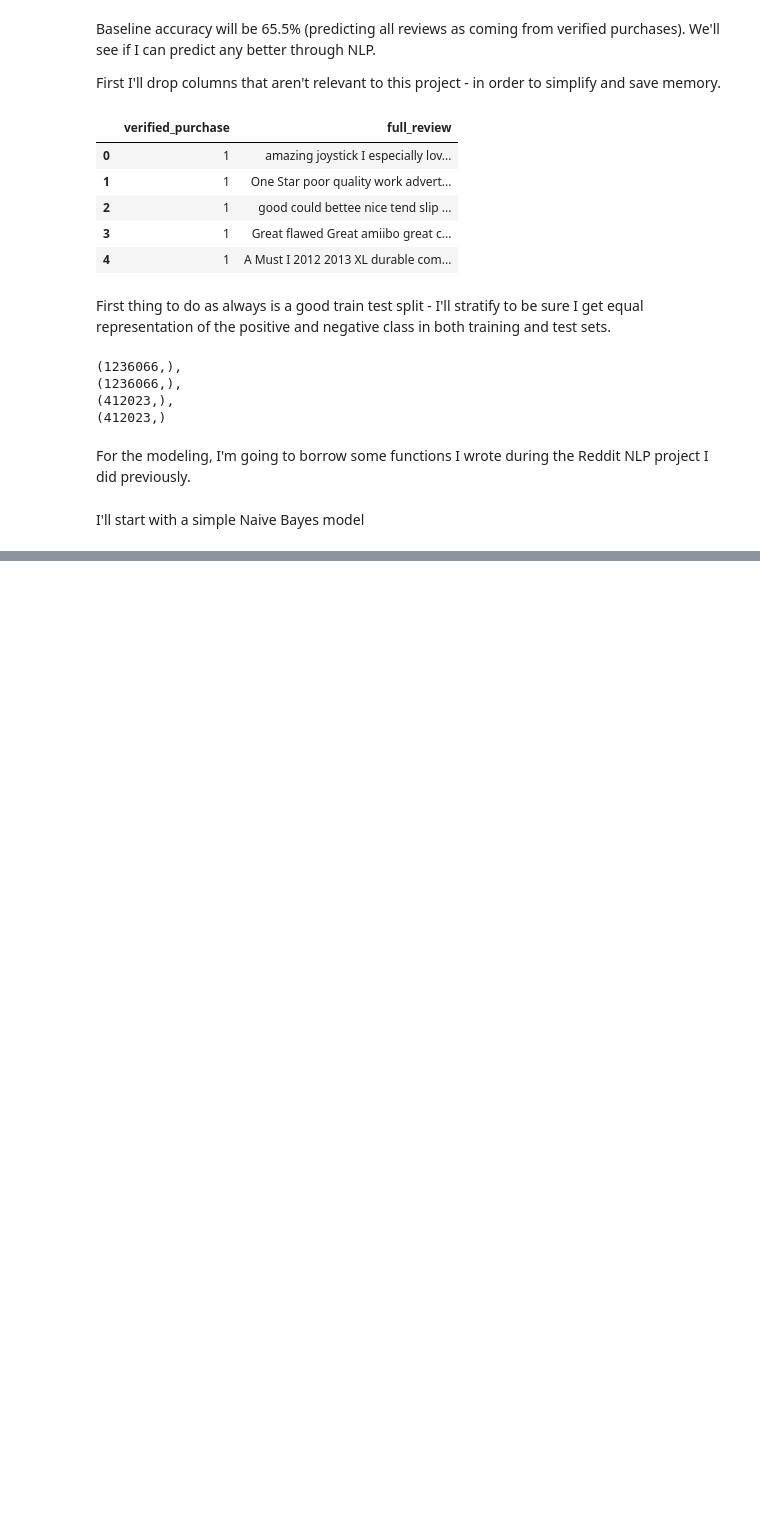
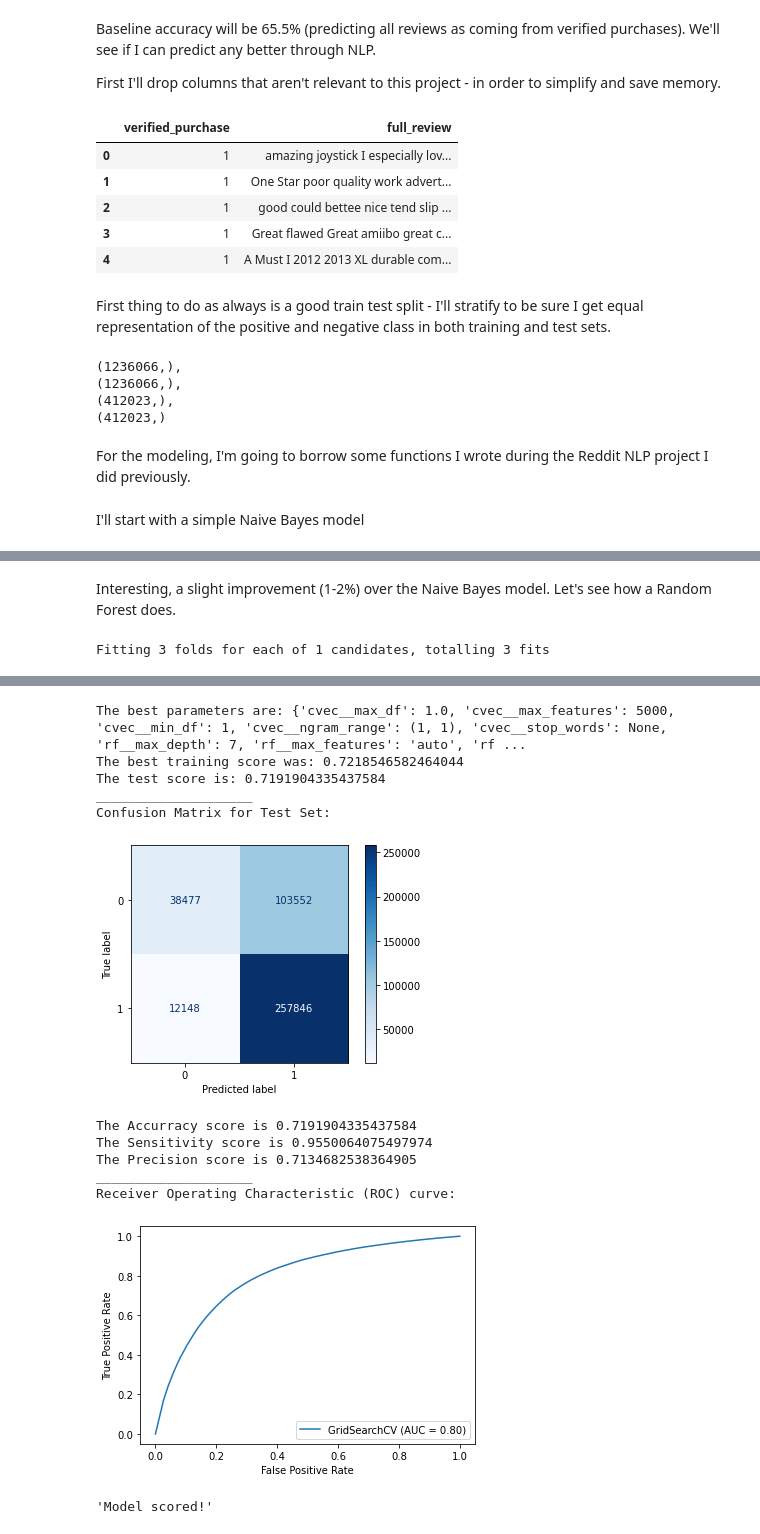
Before and after one commit to griffinwt/nextale_pt2, a Jupyter notebook: notebooks/binary_class.ipynb, the cells around one changed output, grey strips where cells are left out. Saved outputs shown, nothing was run; the diff lists cells and outputs as text; code cells hidden in the pictures; blank space fills up the shorter version.

```diff
--- a/notebooks/binary_class.ipynb
+++ b/notebooks/binary_class.ipynb
@@ -223,0 +266,34 @@ score_model(gs, X_train, y_train, X_test, y_test)
+# %% [markdown]
+Interesting, a slight improvement (1-2%) over the Naive Bayes model. Let's see how a Random Forest does.
+# %%
+pipe_rf_params = {
+    'rf__n_estimators': [125], #number of trees in my forest
+    'rf__min_samples_split':[2],  #min number of samples required before a split
+    'rf__min_samples_leaf': [1], #min number of samples that can be on one leaf
+    'rf__max_features': ['auto'], #None performs like a tranditional bagging model, auto is sqrt of features
+    'rf__max_depth': [7], #regulate depth of tree branches to combat overfit by not going too deep
+    'rf__random_state': [17] #set random state
+}
+# %%
+maxfeats = [5_000] #try different volume of features
+mindf = [1] #minimum word frequency to be included in the model
+maxdf = [1.0] #cutoff for words more frequent than percentage (float) threshhold
+ngrams = [(1,1)] #range of combinations of words to try (minimum, maximum)
+swords = [None]
+scaler = 'cvec' #continuing with cvec
+classifier = 'rf' #<<<<<<<<<<<<<<<<<<<<<<<<<<<< NEW CLASSIFIER, Random Forest
+
+pipe = pipemaker(scaler, classifier)
+params = set_params(scaler, maxfeats, mindf, maxdf, swords, ngrams)
+
+params.update(pipe_rf_params) #<<<<<<<<<<<<<<<<<<<<concatenate my two parameter dictionaries
+
+gs = GridSearchCV(pipe, params, #load hyperparameters
+                  n_jobs=8,        #<<<<<<<<<<<<<<<CHANGE: upping to 10 cores
+                  cv=3, verbose=1) #<<<<<<<<<<<<<CHANGE: reduced to 3 cv folds for faster processing
+
+gs.fit(X_train, y_train)
+
+score_model(gs, X_train, y_train, X_test, y_test)
+# %% [output]
+Fitting 3 folds for each of 1 candidates, totalling 3 fits
@@ -223,0 +302,13 @@ score_model(gs, X_train, y_train, X_test, y_test)
+The best parameters are: {'cvec__max_df': 1.0, 'cvec__max_features': 5000, 'cvec__min_df': 1, 'cvec__ngram_range': (1, 1), 'cvec__stop_words': None, 'rf__max_depth': 7, 'rf__max_features': 'auto', 'rf ...
+The best training score was: 0.7218546582464044
+The test score is: 0.7191904335437584
+____________________
+Confusion Matrix for Test Set:
+[figure, added]
+The Accurracy score is 0.7191904335437584
+The Sensitivity score is 0.9550064075497974
+The Precision score is 0.7134682538364905
+____________________
+Receiver Operating Characteristic (ROC) curve:
+[figure, added]
+'Model scored!'
```
Also changed, not shown: parts of 6 cells of this notebook.
